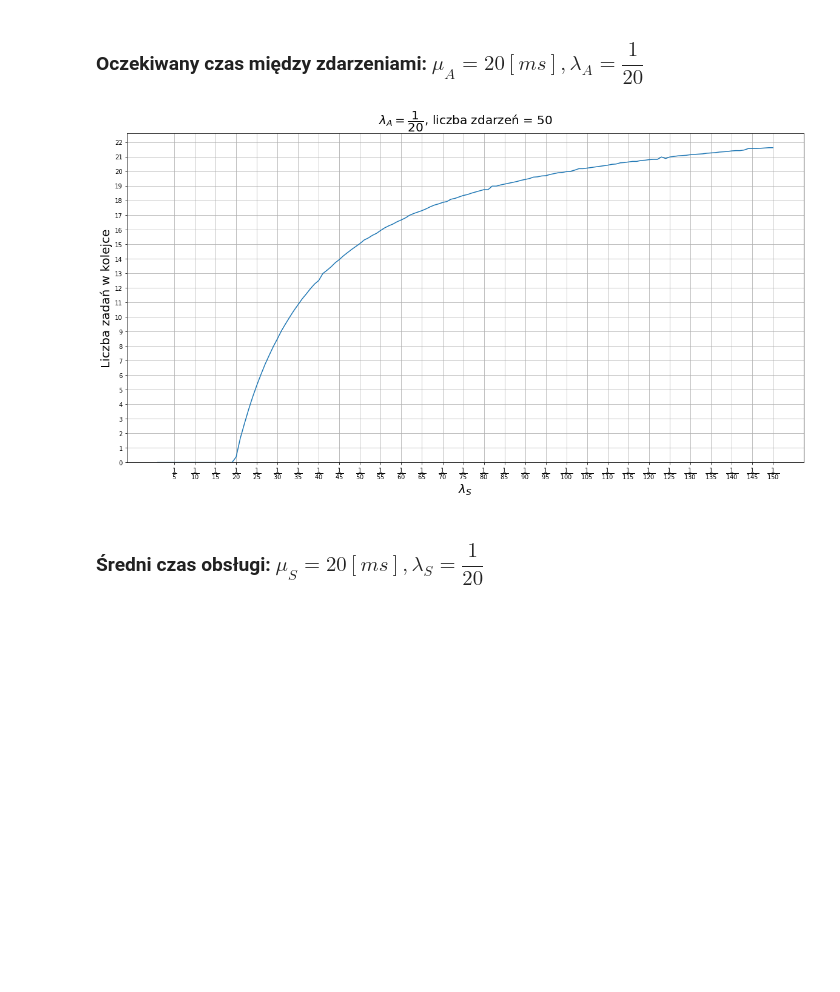
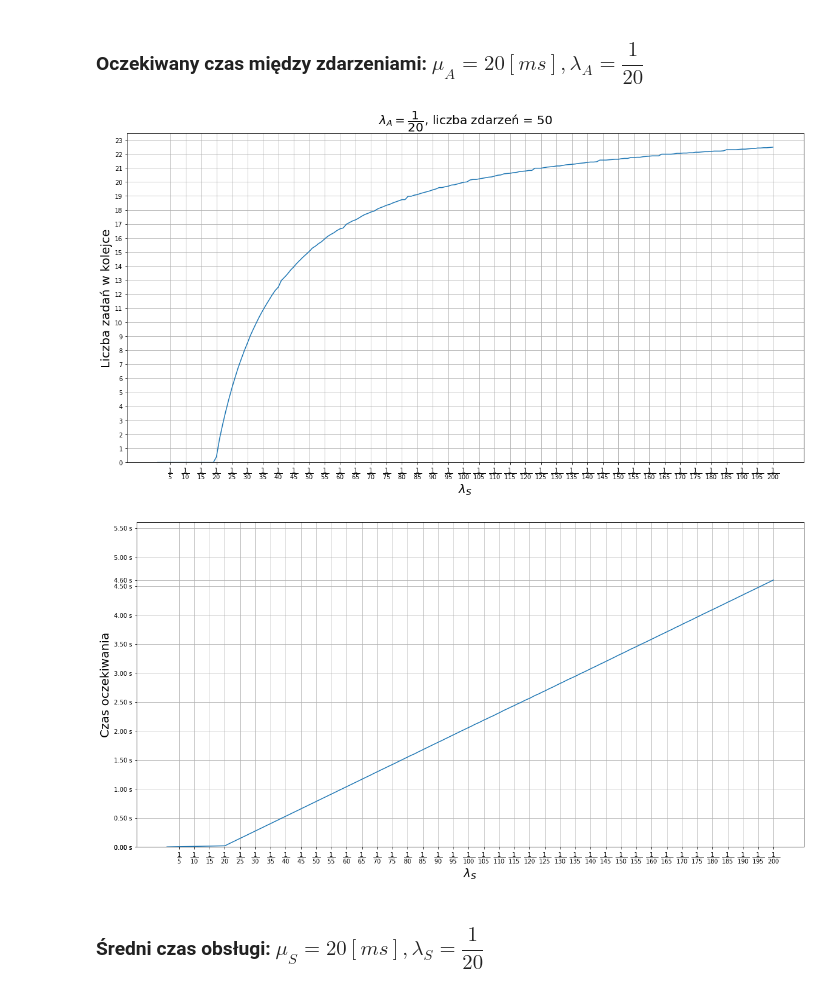
Before and after one commit to ulmii/statistical-methods, a Jupyter notebook: 3.ipynb, the cells around one changed output. Drawn from its saved outputs; the diff is of its cells as text; code cells hidden in the pictures; blank space fills up the shorter version.

```diff
--- a/3.ipynb
+++ b/3.ipynb
@@ -248,3 +250,22 @@ plot_wait(tasks)
 # %% [output]
 [figure]
 [figure]
+# %%
+producer_delay = 20
+consumer_delay = 100
+num_of_tasks = 50
+
+tasks = consumer(consumer_delay, producer, num_of_tasks, producer_delay)
+
+plt.plot([task.start for task in tasks], [(1 / producer_delay) - (1 / consumer_delay) for task in tasks], color='r', label='$\pi_j$')
+# plt.xlabel('Numer zadania w systemie', fontsize=20)
+# plt.ylabel('Czas oczekiwania', fontsize=20)
+# plt.grid()
+
+# ymax = max(max(wait_time) + 0.15, 1)
+# yticks = np.arange(0, max(max(wait_time), ymax + 0.05), 0.05)
+# plt.yticks(np.append(yticks, [max(wait_time), min(wait_time)]))
+# plt.ylim(0, ymax)
+
+plt.gca().yaxis.set_major_formatter(mticker.FormatStrFormatter('%.2f s'))
+plt.show()
@@ -255,26 +278,41 @@ plot_wait(tasks)
 # %%
 producer_delay = 20
 num_of_tasks = 50
 
 queues = []
+wait_times = []
 ar = np.arange(1, 201, 1)
 for ls in ar:
     tasks = consumer(ls, producer, num_of_tasks, producer_delay)
+    w = calc_wait_time(tasks)
     q = [task.start_queue for task in tasks]
     queues.append(sum(q) / len(q))
+    wait_times.append(sum(w) / len(w))
 
 plt.plot(ar, queues)
 plt.grid()
 plt.xticks(np.arange(5, 205, 5))
 plt.yticks(np.arange(0, max(queues) + 1, 1))
 plt.gca().xaxis.set_major_formatter(lambda x, pos: '$\dfrac{1}{' + str(int(x)) + '}$')
 plt.xlabel('$\lambda_S$', fontsize=20)
 plt.ylabel('Liczba zadań w kolejce', fontsize=20)
 plt.ylim(0, max(queues) + 1)
 plt.title('$\lambda_A = \dfrac{1}{' + str(int(producer_delay)) + '}$, liczba zdarzeń = ' + str(num_of_tasks))
 plt.show()
+
+plt.plot(ar, wait_times)
+plt.grid()
+plt.xticks(np.arange(5, 205, 5))
+plt.yticks(np.append(np.arange(0, max(wait_times) + 1, 0.5), [min(wait_times), max(wait_times)]))
+plt.gca().xaxis.set_major_formatter(lambda x, pos: '$\dfrac{1}{' + str(int(x)) + '}$')
+plt.gca().yaxis.set_major_formatter(mticker.FormatStrFormatter('%.2f s'))
+plt.xlabel('$\lambda_S$', fontsize=20)
+plt.ylabel('Czas oczekiwania', fontsize=20)
+plt.ylim(0, max(wait_times) + 1)
+plt.show()
 # %% [output]
-[figure, old version]
+[figure, new version]
+[figure, added]
 # %% [markdown]
 ### Średni czas obsługi:  $ \mu_S = 20[ms] , \lambda_S = \dfrac{1}{20} $
 # %%
```
Also changed, not shown: parts of 5 cells of this notebook.
